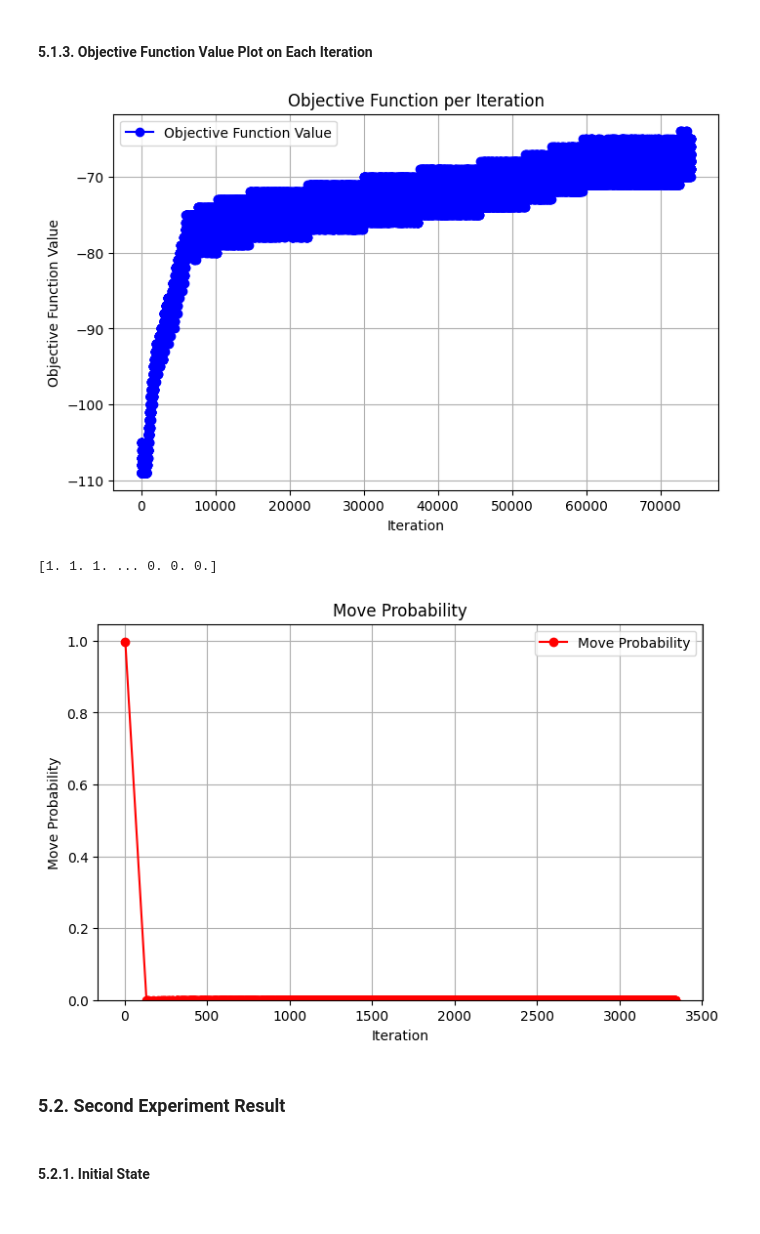
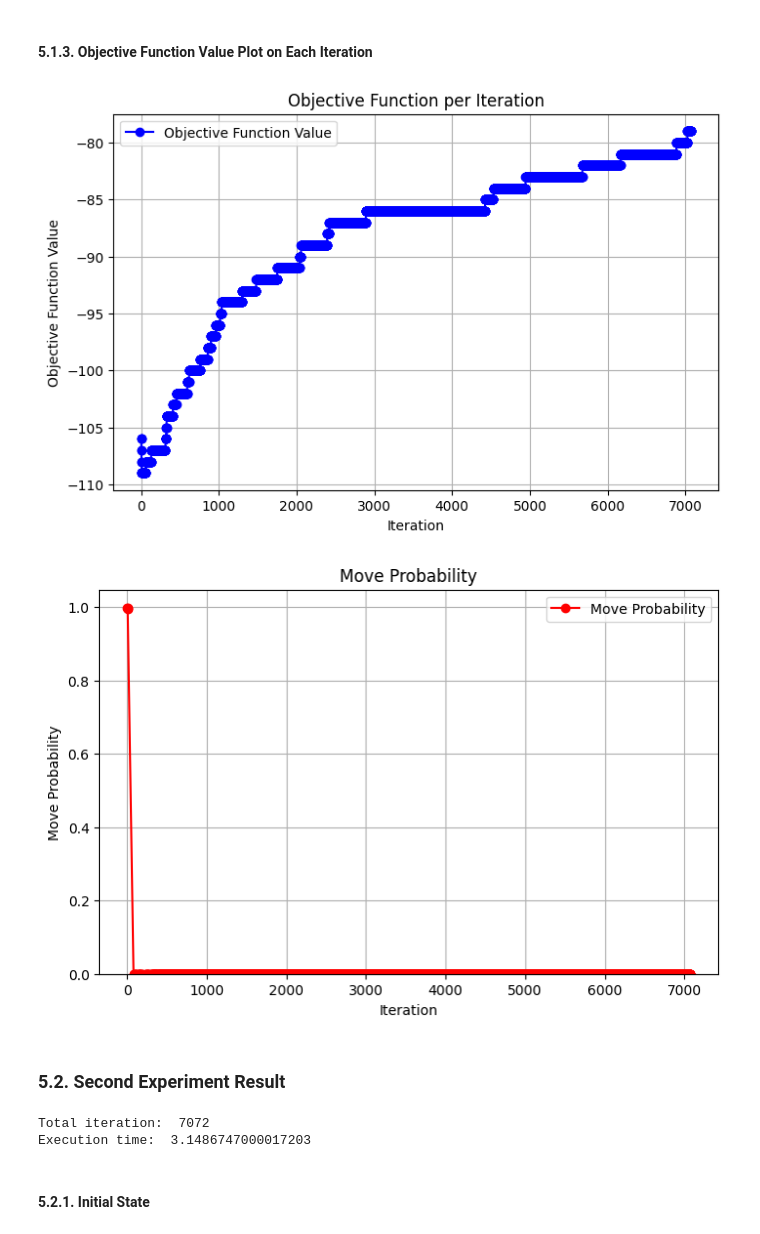
Before and after one commit to Zechtro/Tubes1_AI, a Jupyter notebook: src/Main.ipynb, the cells around one changed output. Cells and saved outputs as stored; diff of their text form; code cells hidden in the pictures.

```diff
--- a/src/Main.ipynb
+++ b/src/Main.ipynb
@@ -209,5 +262,23 @@ displayPlotValuePerIteration(values_each_experiment[2])
 ## 3. Random Restart Hill-climbing
 # %% [markdown]
 ### 3.0. Program
+# %%
+from RandomRestartHillClimbing import RandomRestartHillClimbing
+param_max_restart = 3
+exec_time_each_experiment = []
+cubesPerRestart_tiap_percobaan = []
+valuesPerRestart_tiap_percobaan = []
+iterationPerRestart_tiap_percobaan = []
+restart_tiap_percobaan = []
+for cube in init_cubes:
+    start_time = time.perf_counter()
+    cubes, values, iterations, restarts = RandomRestartHillClimbing(cube, param_max_restart)
+    end_time = time.perf_counter()
+
+    exec_time_each_experiment.append(end_time-start_time)
+    cubesPerRestart_tiap_percobaan.append(cubes)
+    valuesPerRestart_tiap_percobaan.append(values)
+    iterationPerRestart_tiap_percobaan.append(iterations)
+    restart_tiap_percobaan.append(restarts)
 # %% [markdown]
 ### 3.1. First Experiment Result
@@ -237,5 +341,21 @@ displayPlotValuePerIteration(values_each_experiment[2])
 ## 4. Stochastic Hill-climbing
 # %% [markdown]
 ### 4.0. Program
+# %%
+from StochasticHillClimbing import StochasticHillClimbing
+param_iteration = 100
+exec_time_each_experiment = []
+cubes_tiap_percobaan = []
+values_tiap_percobaan = []
+iteration_tiap_percobaan = []
+for cube in init_cubes:
+    start_time = time.perf_counter()
+    cubes, values, count_iter = StochasticHillClimbing(cube, param_iteration)
+    end_time = time.perf_counter()
+
+    exec_time_each_experiment(end_time-start_time)
+    cubes_tiap_percobaan.append(cubes)
+    values_tiap_percobaan.append(values)
+    iteration_tiap_percobaan.append(count_iter)
 # %% [markdown]
 ### 4.1. First Experiment Result
@@ -268,7 +421,7 @@ displayPlotValuePerIteration(values_each_experiment[2])
 # %%
 from SimulatedAnnealing import SimulatedAnnealing
 param_initial_T = 500
-param_cooling_rate = 0.8
+param_cooling_rate = 0.9
 exec_time_each_experiment = []
 cubes_each_experiment = []
 values_each_experiment = []
@@ -296,18 +467,17 @@ for cube in init_cubes:
 #### 5.1.3. Objective Function Value Plot on Each Iteration
 # %%
 displayPlotValuePerIteration(values_each_experiment[0])
+displayPlotProbabilityMove(e_probs_each_experiment[0])
 # %% [output]
-[figure, old version]
+[figure, new version]
+[figure, added]
-# %%
-keys = np.array(list(e_probs_each_experiment[1].values()))
-print(keys)
-# %% [output]
-[1. 1. 1. ... 0. 0. 0.]
-# %%
-displayPlotProbabilityMove(e_probs_each_experiment[1])
-# %% [output]
-[figure, removed]
 # %% [markdown]
 ### 5.2. Second Experiment Result
+# %%
+print("Total iteration: ", iteration_each_experiment[1])
+print("Execution time: ", exec_time_each_experiment[1])
+# %% [output]
+Total iteration:  7072
+Execution time:  3.1486747000017203
 # %% [markdown]
 #### 5.2.1. Initial State
```
Also changed, not shown: parts of 47 cells of this notebook, 4 other files.
